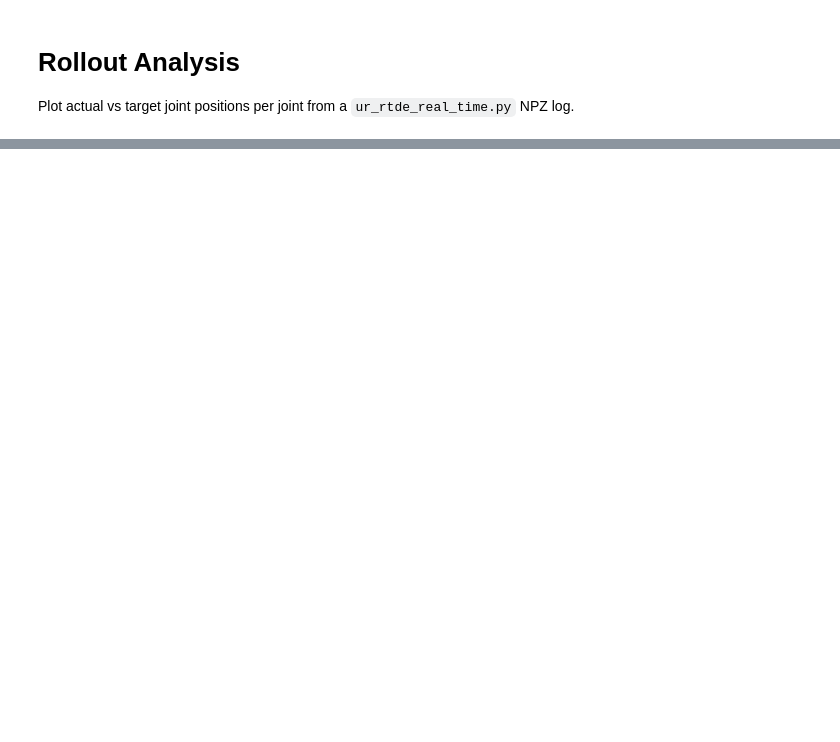
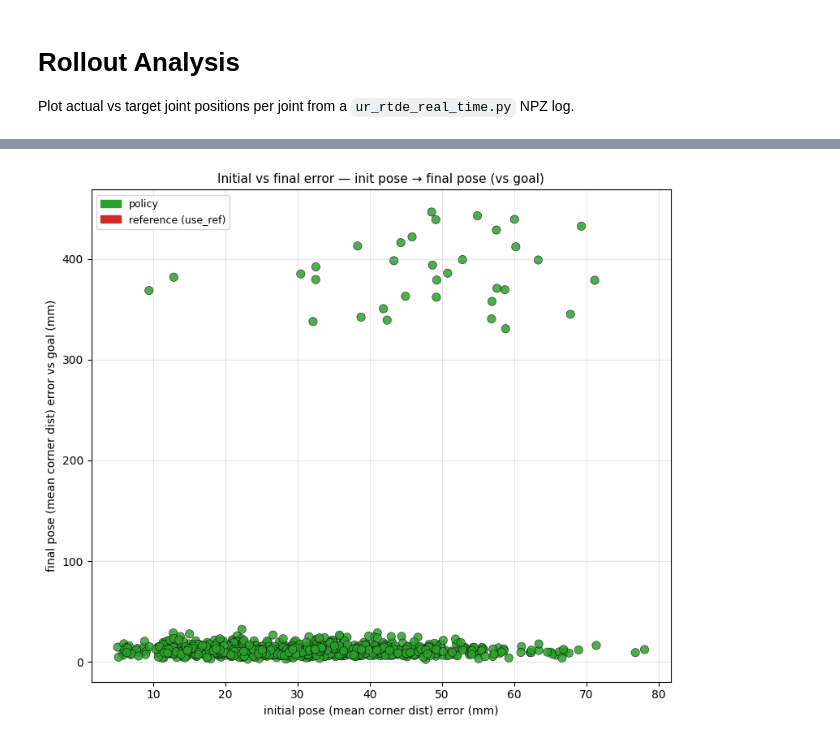
Before and after one commit to Arnibjarnst/BoxLift, a Jupyter notebook: notebooks/analyze_rollout.ipynb, the cells around one changed output, grey strips where cells are left out. Drawn from its saved outputs; the diff is of its cells as text; code cells hidden in the pictures; blank space fills up the shorter version.

```diff
--- a/notebooks/analyze_rollout.ipynb
+++ b/notebooks/analyze_rollout.ipynb
@@ -727,0 +741,19 @@ def compare_force_to_box_motion(npz_path, reference="initial", ds=1, force="line
+# %%
+from scripts.rollout_summary import compute_rollout_summary, print_summary, to_records
+import pandas as pd
+
+ROLLOUT = "../logs/rsl_rl/boxlift/2026-05-21_16-47-26/rollout/output.npz"
+
+# Per-env preprocessing: success classification + init/final errors in three frames.
+s = compute_rollout_summary(
+    ROLLOUT,
+    min_task_reward=0.05,     # raise to tighten what "success" means
+    # early_step_threshold=1000,   # optional; defaults to T-5
+)
+print_summary(s, title="boxlift 1024-env", error_frame="phase")
+
+# Explode the per-env summary into the same flat-record schema eval_rollout
+# uses, so the plot functions just work. df = DataFrame for easy filtering.
+df = pd.DataFrame(to_records(s))
+
+print(f"{len(df)} records; failure breakdown:\n{df[~df['completed']].reason.value_counts()}")
@@ -727,0 +778,4 @@ def compare_force_to_box_motion(npz_path, reference="initial", ds=1, force="line
+# %%
+plot_init_vs_final(df, x="pose", y="pose", final="goal")
+# %% [output]
+[figure, added]
```
Also changed, not shown: parts of 17 cells of this notebook, 29 other files.
